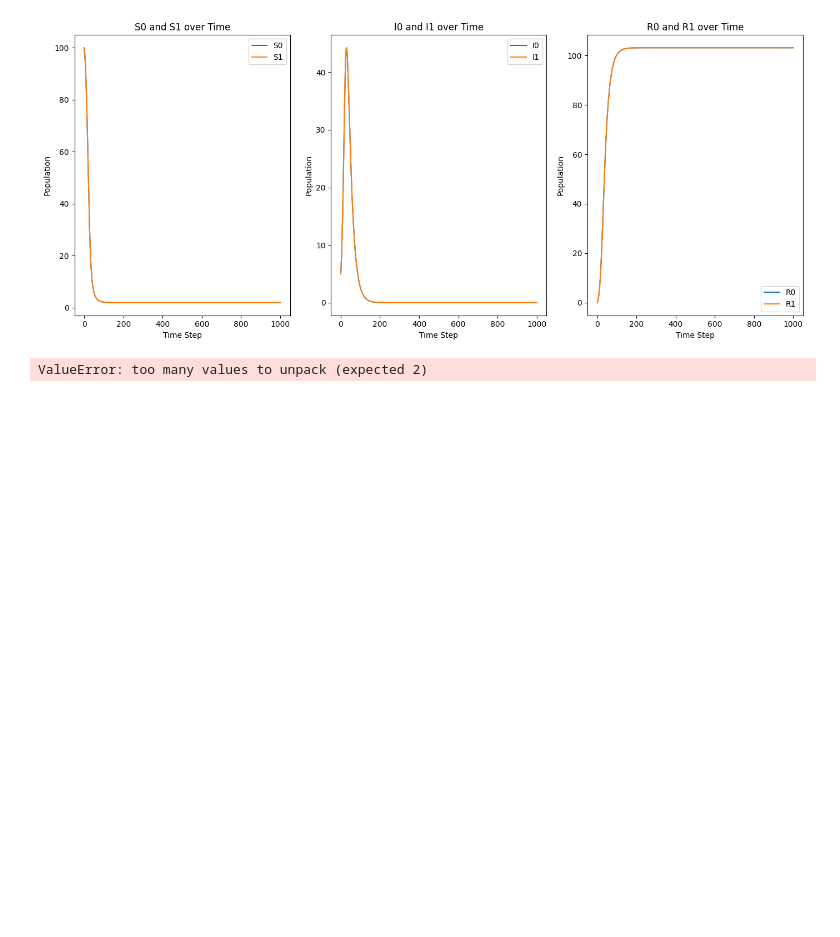
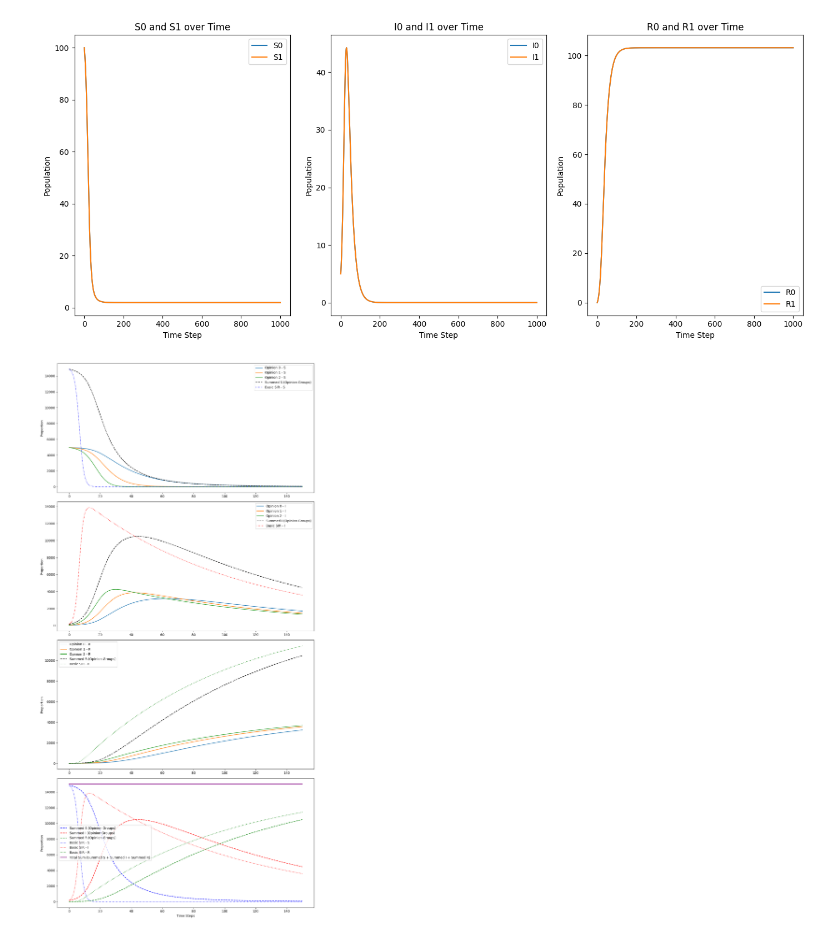
Before and after one commit to mohdkashifansari/Influence_of_Opinion_Dynamics_on_Disease_Spread, a Jupyter notebook: code_9July.ipynb, the cells around one changed output. Drawn from its saved outputs; the diff is of its cells as text; code cells hidden in the pictures; blank space fills up the shorter version.

Commit message:
Optimize SIR Model and Opinion dynamics notebook with improved beta and gamma values

```diff
--- a/code_9July.ipynb
+++ b/code_9July.ipynb
@@ -141,7 +141,7 @@ import matplotlib.pyplot as plt
 from scipy.integrate import odeint, solve_ivp
 
 # Basic SIR model parameters and initial values
-N = 1000
+N = 15000
 int_I = 0.01 * N
 int_R = 0
 int_S = N - int_I - int_R  # S_0 is starting susceptible
@@ -254,31 +254,31 @@ def plot_simulation_2d(data, basic_S, basic_I, basic_R, RunTime, n, N):
     axes[0].plot(RunTime, basic_S, label='Basic SIR - S', color='blue', linestyle=':')
     axes[1].plot(RunTime, basic_I, label='Basic SIR - I', color='red', linestyle=':')
     axes[2].plot(RunTime, basic_R, label='Basic SIR - R', color='green', linestyle=':')
 
     # Set labels and legend for individual plots
     for i in range(3):
         axes[i].set_ylabel('Proportion')
         axes[i].legend()
 
     # Plot summed SIR proportions separately
     axes[3].plot(data.index, summed_S, label='Summed S (Opinion Groups)', color='blue', linestyle='--')
     axes[3].plot(data.index, summed_I, label='Summed I (Opinion Groups)', color='red', linestyle='--')
     axes[3].plot(data.index, summed_R, label='Summed R (Opinion Groups)', color='green', linestyle='--')
     axes[3].plot(RunTime, basic_S, label='Basic SIR - S', color='blue', linestyle=':')
     axes[3].plot(RunTime, basic_I, label='Basic SIR - I', color='red', linestyle=':')
     axes[3].plot(RunTime, basic_R, label='Basic SIR - R', color='green', linestyle=':')
 
     # Calculate and plot the total sum of S, I, and R to ensure it equals the total population
     total_sum_opinion = summed_S + summed_I + summed_R
     axes[3].plot(data.index, total_sum_opinion, label='Total Sum (Summed S + Summed I + Summed R)', color='purple', linestyle='-')
 
     axes[3].set_xlabel('Time Steps')
     axes[3].set_ylabel('Proportion')
     axes[3].legend()
 
     plt.tight_layout()
     plt.show()
 
 plot_simulation_2d(data_opinions, basic_S, basic_I, basic_R, RunTime, n, N)
 # %% [output]
-ValueError: too many values to unpack (expected 2)
+[figure, added]
```
Also changed, not shown: parts of 3 cells of this notebook, 1 other file.
